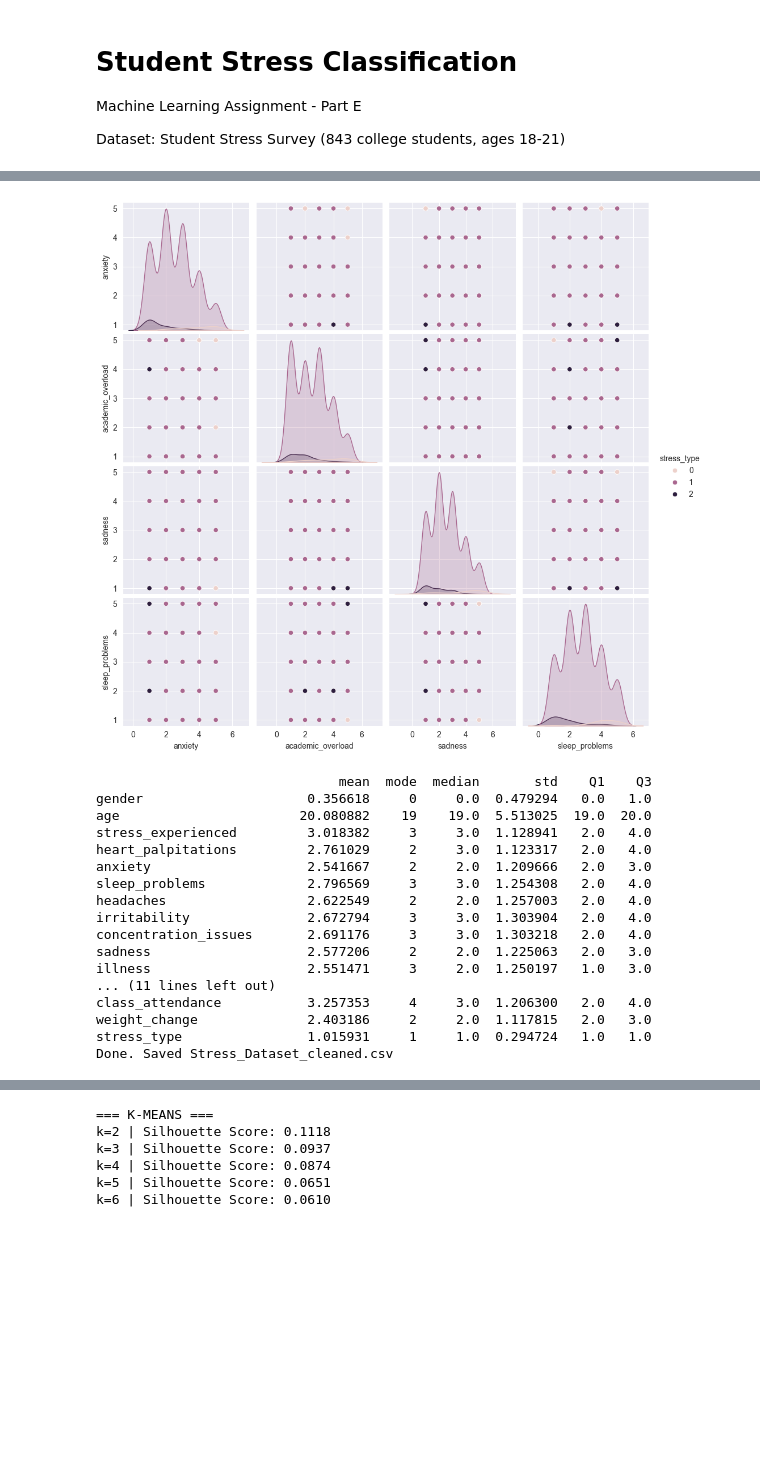
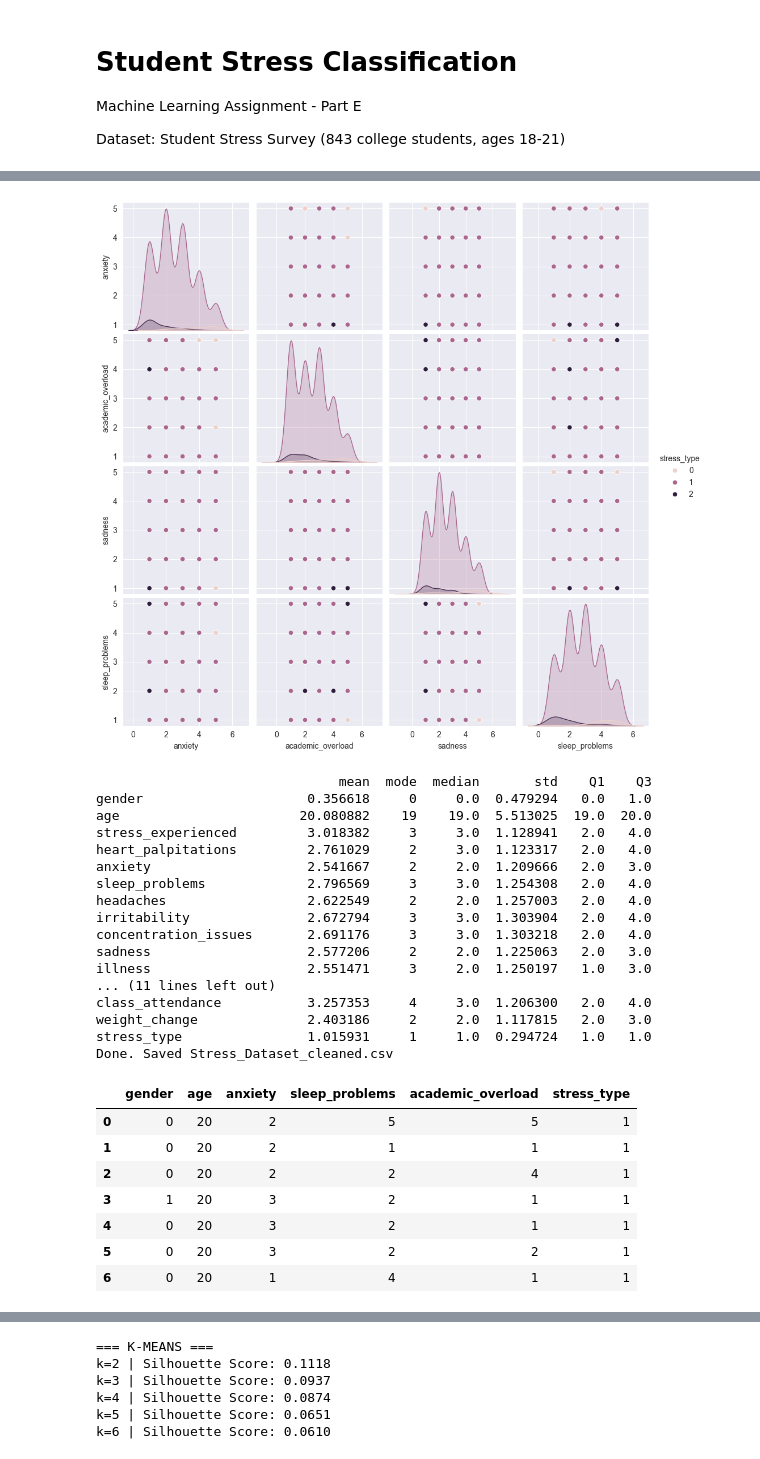
Before and after one commit to Brabham1/machine-learning, a Jupyter notebook: sample.ipynb, the cells around one changed output, grey strips where cells are left out. Drawn from its saved outputs; the diff is of its cells as text; code cells hidden in the pictures; blank space fills up the shorter version.

```diff
--- a/sample.ipynb
+++ b/sample.ipynb
@@ -114,6 +115,9 @@ print(stats)
 df.drop(columns=["subject_confidence_lack"], inplace=True)
 df.to_csv("Stress_Dataset_cleaned.csv", index=False)
 print("Done. Saved Stress_Dataset_cleaned.csv")
+
+
+df[["gender", "age", "anxiety", "sleep_problems", "academic_overload", "stress_type"]].head(7)
 # %% [output]
 (843, 25)
    gender  age  stress_experienced  heart_palpitations  anxiety  \
@@ -127,33 +131,41 @@ print("Done. Saved Stress_Dataset_cleaned.csv")
 
    sleep_problems  headaches  irritability  concentration_issues  sadness  \
 0               5          2             1                     2        2
 ... (123 lines left out)
 1    745
 2     42
 0     29
 Name: count, dtype: int64
 [figure]
 [figure]
 [figure]
 [figure]
 [figure]
                                mean  mode  median       std    Q1    Q3
 gender                     0.356618     0     0.0  0.479294   0.0   1.0
 age                       20.080882    19    19.0  5.513025  19.0  20.0
 stress_experienced         3.018382     3     3.0  1.128941   2.0   4.0
 heart_palpitations         2.761029     2     3.0  1.123317   2.0   4.0
 anxiety                    2.541667     2     2.0  1.209666   2.0   3.0
 sleep_problems             2.796569     3     3.0  1.254308   2.0   4.0
 headaches                  2.622549     2     2.0  1.257003   2.0   4.0
 irritability               2.672794     3     3.0  1.303904   2.0   4.0
 concentration_issues       2.691176     3     3.0  1.303218   2.0   4.0
 sadness                    2.577206     2     2.0  1.225063   2.0   3.0
 illness                    2.551471     3     2.0  1.250197   1.0   3.0
 ... (11 lines left out)
 class_attendance           3.257353     4     3.0  1.206300   2.0   4.0
 weight_change              2.403186     2     2.0  1.117815   2.0   3.0
 stress_type                1.015931     1     1.0  0.294724   1.0   1.0
 Done. Saved Stress_Dataset_cleaned.csv
+|  | gender | age | anxiety | sleep_problems | academic_overload | stress_type |
+| 0 | 0 | 20 | 2 | 5 | 5 | 1 |
+| 1 | 0 | 20 | 2 | 1 | 1 | 1 |
+| 2 | 0 | 20 | 2 | 2 | 4 | 1 |
+| 3 | 1 | 20 | 3 | 2 | 1 | 1 |
+| 4 | 0 | 20 | 3 | 2 | 1 | 1 |
+| 5 | 0 | 20 | 3 | 2 | 2 | 1 |
+| 6 | 0 | 20 | 1 | 4 | 1 | 1 |
 # %%
 df = pd.read_csv("Stress_Dataset_cleaned.csv")
 X = df.drop(columns=["stress_type"])
```
Also changed, not shown: parts of 2 cells of this notebook.
